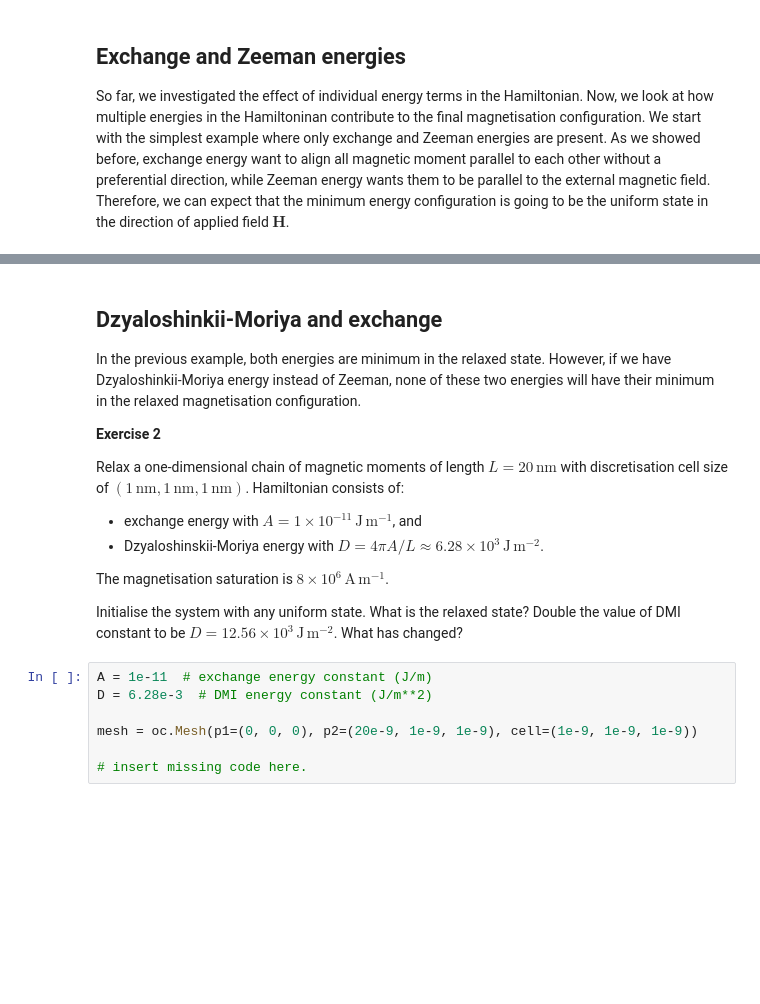
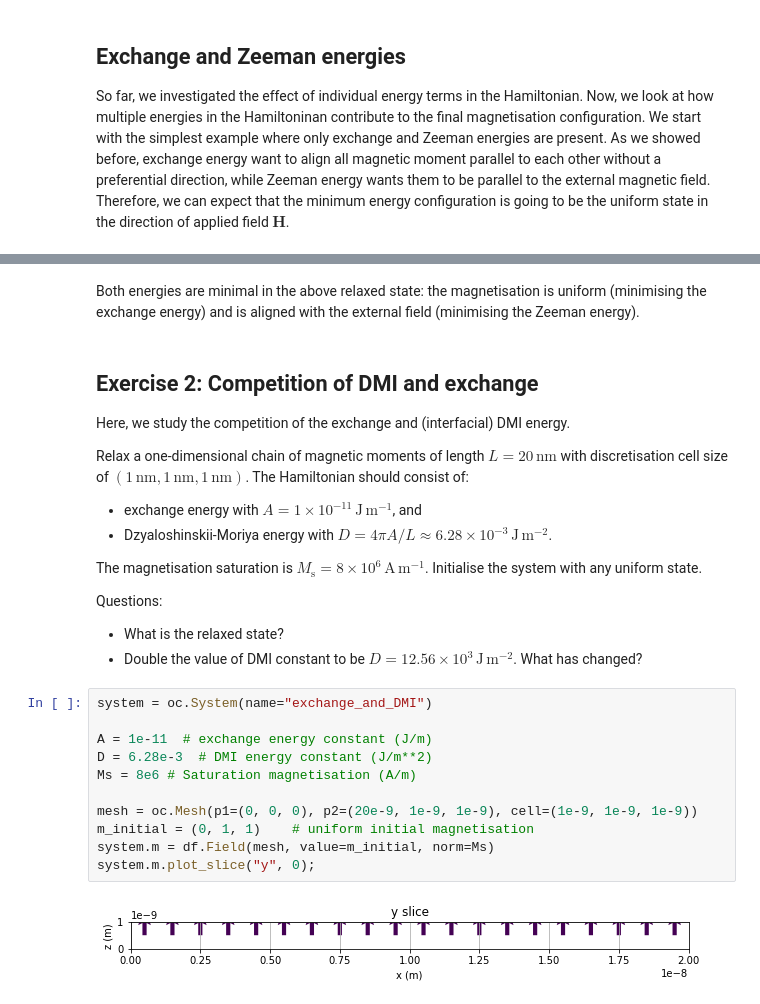
Before and after one commit to joommf-attic/tutorial, a Jupyter notebook: workshops/2017-04-05-IOPMagnetism2017/tutorial2_hamiltonian.ipynb, the cells around one changed output, grey strips where cells are left out. Saved outputs shown, nothing was run; the diff lists cells and outputs as text; blank space fills up the shorter version.

```diff
--- a/workshops/2017-04-05-IOPMagnetism2017/tutorial2_hamiltonian.ipynb
+++ b/workshops/2017-04-05-IOPMagnetism2017/tutorial2_hamiltonian.ipynb
@@ -159,23 +165,32 @@ system.m.plot_slice("y", 0);
 [figure]
+# %% [markdown]
+Both energies are minimal in the above relaxed state: the magnetisation is uniform (minimising the exchange energy) and is aligned with the external field (minimising the Zeeman energy).
 # %% [markdown]
-## Dzyaloshinkii-Moriya and exchange
+## Exercise 2: Competition of DMI and exchange
 
-In the previous example, both energies are minimum in the relaxed state. However, if we have Dzyaloshinkii-Moriya energy instead of Zeeman, none of these two energies will have their minimum in the relaxed magnetisation configuration.
+Here, we study the competition of the exchange and (interfacial) DMI energy.
 
-**Exercise 2**
-
-Relax a one-dimensional chain of magnetic moments of length $L = 20 \,\text{nm}$ with discretisation cell size of $(1 \,\text{nm}, 1 \,\text{nm}, 1 \,\text{nm})$. Hamiltonian consists of:
+Relax a one-dimensional chain of magnetic moments of length $L = 20 \,\text{nm}$ with discretisation cell size of $(1 \,\text{nm}, 1 \,\text{nm}, 1 \,\text{nm})$. The Hamiltonian should consist of:
 
 - exchange energy with $A=1 \times 10^{-11} \,\text{J}\,\text{m}^{-1}$, and
-- Dzyaloshinskii-Moriya energy with $D = 4\pi A/L \approx 6.28 \times 10^{3} \,\text{J}\,\text{m}^{-2}$.
+- Dzyaloshinskii-Moriya energy with $D = 4\pi A/L \approx 6.28 \times 10^{-3} \,\text{J}\,\text{m}^{-2}$.
 
-The magnetisation saturation is $8 \times 10^{6} \,\text{A}\,\text{m}^{-1}$.
+The magnetisation saturation is $M_\mathrm{s} = 8 \times 10^{6} \,\text{A}\,\text{m}^{-1}$.
+Initialise the system with any uniform state.
 
-Initialise the system with any uniform state. What is the relaxed state? Double the value of DMI constant to be $D = 12.56 \times 10^{3} \,\text{J}\,\text{m}^{-2}$. What has changed?
+Questions:
+- What is the relaxed state?
+- Double the value of DMI constant to be $D = 12.56 \times 10^{3} \,\text{J}\,\text{m}^{-2}$. What has changed?
 # %%
+system = oc.System(name="exchange_and_DMI")
+
 A = 1e-11  # exchange energy constant (J/m)
 D = 6.28e-3  # DMI energy constant (J/m**2)
+Ms = 8e6 # Saturation magnetisation (A/m)
 
 mesh = oc.Mesh(p1=(0, 0, 0), p2=(20e-9, 1e-9, 1e-9), cell=(1e-9, 1e-9, 1e-9))
-
-# insert missing code here.
+m_initial = (0, 1, 1)    # uniform initial magnetisation
+system.m = df.Field(mesh, value=m_initial, norm=Ms)
+system.m.plot_slice("y", 0);
+# %% [output]
+[figure, added]
```
Also changed, not shown: parts of 13 cells of this notebook.
